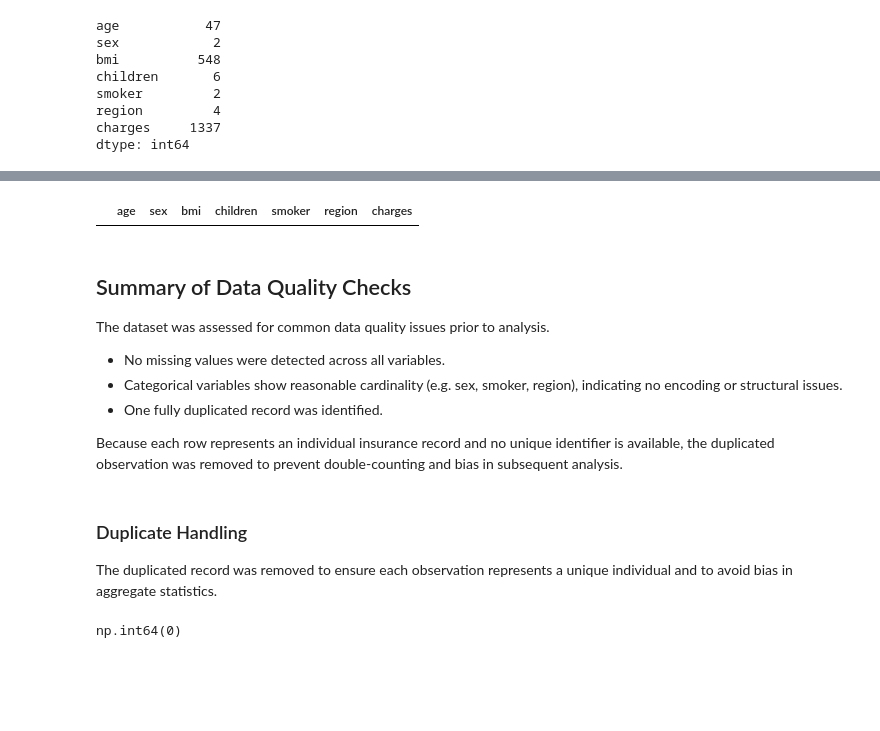
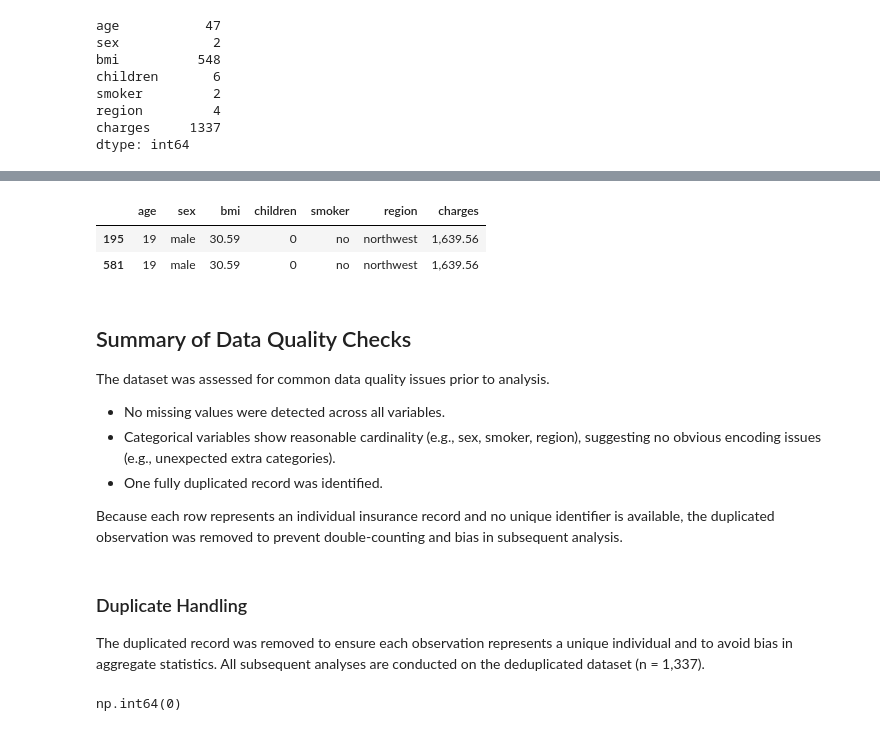
Before and after one commit to belldeptrai2004/data-portfolio, a Jupyter notebook: 02_us_medical_insurance_python/analysis.ipynb, the cells around one changed output, grey strips where cells are left out. Cells and saved outputs as stored; diff of their text form; code cells hidden in the pictures; blank space fills up the shorter version.

```diff
--- a/02_us_medical_insurance_python/analysis.ipynb
+++ b/02_us_medical_insurance_python/analysis.ipynb
@@ -95,14 +103,16 @@ np.int64(0)
 # %%
-df[df.duplicated()]
+df[df.duplicated(keep=False)].sort_values(list(df.columns))
 # %% [output]
 |  | age | sex | bmi | children | smoker | region | charges |
+| 195 | 19 | male | 30.59 | 0 | no | northwest | 1,639.56 |
+| 581 | 19 | male | 30.59 | 0 | no | northwest | 1,639.56 |
 # %% [markdown]
 ## Summary of Data Quality Checks
 
 The dataset was assessed for common data quality issues prior to analysis.
 
 - No missing values were detected across all variables.
-- Categorical variables show reasonable cardinality (e.g. sex, smoker, region), indicating no encoding or structural issues.
+- Categorical variables show reasonable cardinality (e.g., sex, smoker, region), suggesting no obvious encoding issues (e.g., unexpected extra categories).
 - One fully duplicated record was identified.
 
 Because each row represents an individual insurance record and no unique identifier is available, the duplicated observation was removed to prevent double-counting and bias in subsequent analysis.
@@ -110,6 +120,7 @@ Because each row represents an individual insurance record and no unique identif
 ### Duplicate Handling
 
 The duplicated record was removed to ensure each observation represents a unique individual and to avoid bias in aggregate statistics.
+All subsequent analyses are conducted on the deduplicated dataset (n = 1,337).
 # %%
 df = df.drop_duplicates()
 
```
Also changed, not shown: parts of 18 cells of this notebook, 1 other file.
